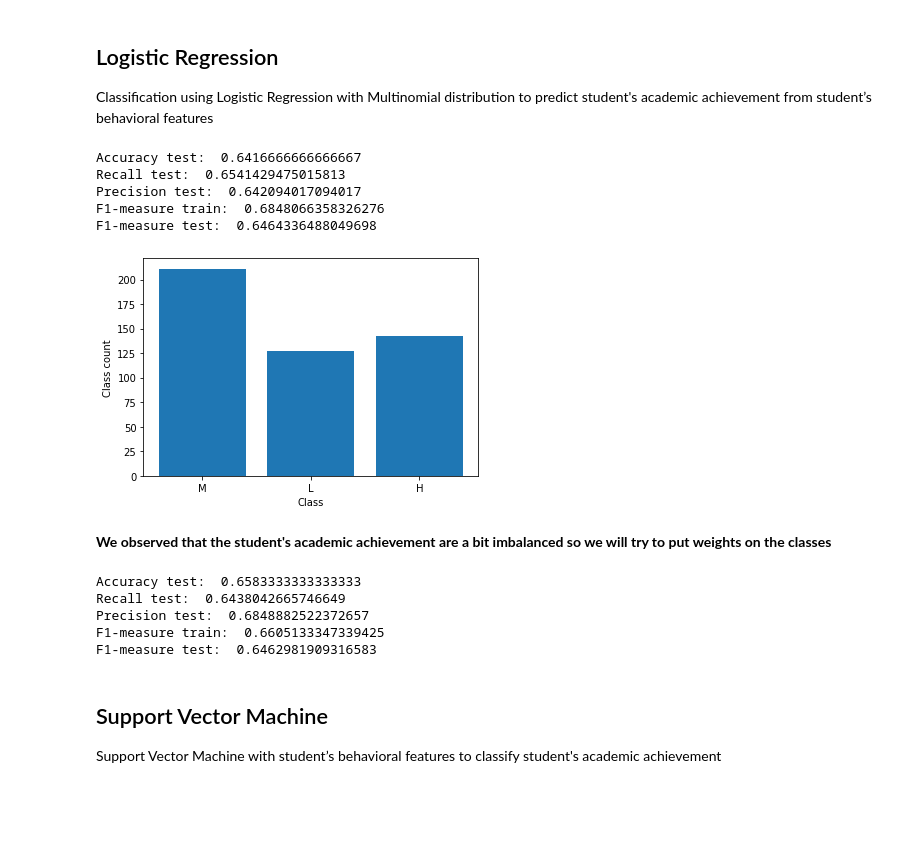
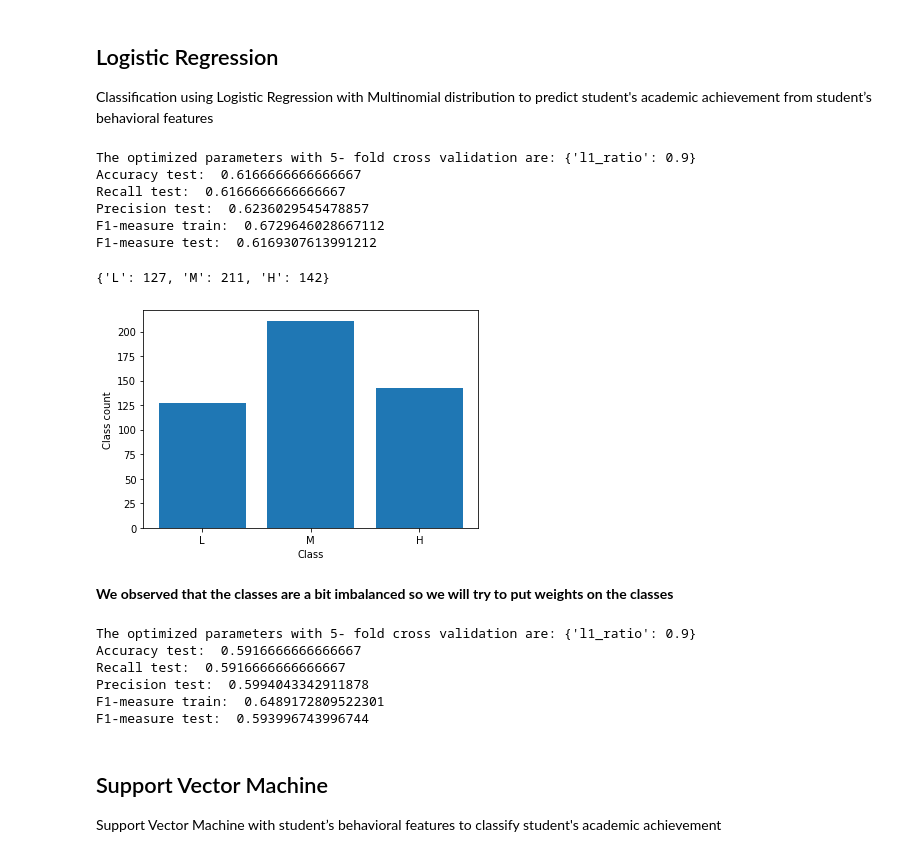
Before and after one commit to georgina-skr/Students-Academic-Performance-Analysis, a Jupyter notebook: Students-Academic-Performance-Analysis.ipynb, the cells around one changed output. Saved outputs shown, nothing was run; the diff lists cells and outputs as text; code cells hidden in the pictures; blank space fills up the shorter version.

```diff
--- a/Students-Academic-Performance-Analysis.ipynb
+++ b/Students-Academic-Performance-Analysis.ipynb
@@ -90,33 +92,42 @@ X_train, X_test, y_train, y_test = train_test_split(X,y)
 Classification using Logistic Regression with Multinomial distribution to predict student's academic achievement from student’s behavioral features
 # %%
 # We assumed that the data ara balanced and used Logistic Regression without weights
-clf = LogisticRegression(random_state=0, multi_class = 'multinomial',
-                         solver = 'saga', penalty = 'elasticnet', l1_ratio=0.3)
+parameters = {'l1_ratio':np.arange(0.1,1.0,0.1)}
+clf = GridSearchCV(LogisticRegression(
+                                        random_state=0, multi_class = 'multinomial', solver = 'saga', penalty = 'elasticnet',
+                                     ),
+                    parameters, cv=5,n_jobs = -1, iid = False)
 clf.fit(X_train, y_train)
 predict = clf.predict(X_test)
 predict_train = clf.predict(X_train)
+print ("Τhe optimized parameters with 5- fold cross validation are:", clf.best_params_)
 # Evaluation Measures
 print("Accuracy test: ",accuracy_score(y_test, predict))
-print("Recall test: ",recall_score(y_test, predict, average="macro"))
-print("Precision test: ",precision_score(y_test, predict, average="macro"))
-print("F1-measure train: ",f1_score(y_train, predict_train, average="macro"))
-print("F1-measure test: ",f1_score(y_test, predict, average="macro"))
+print("Recall test: ",recall_score(y_test, predict, average="weighted"))
+print("Precision test: ",precision_score(y_test, predict, average="weighted"))
+print("F1-measure train: ",f1_score(y_train, predict_train, average="weighted"))
+print("F1-measure test: ",f1_score(y_test, predict, average="weighted"))
 # %% [output]
-Accuracy test:  0.6416666666666667
-Recall test:  0.6541429475015813
-Precision test:  0.642094017094017
-F1-measure train:  0.6848066358326276
-F1-measure test:  0.6464336488049698
+Τhe optimized parameters with 5- fold cross validation are: {'l1_ratio': 0.9}
+Accuracy test:  0.6166666666666667
+Recall test:  0.6166666666666667
+Precision test:  0.6236029545478857
+F1-measure train:  0.6729646028667112
+F1-measure test:  0.6169307613991212
 # %%
 ddf = pd.read_csv("datasets_436_920_xAPI-Edu-Data.csv")
 ddf["Class"]
 from collections import Counter
 class_count = Counter(ddf['Class'])
+classes = {"L" : class_count["L"], "M" : class_count["M"], "H" : class_count["H"]}
+print (classes)
+# %% [output]
+{'L': 127, 'M': 211, 'H': 142}
 # %%
 # Barchart
-plt.bar(class_count.keys(),class_count.values())
+plt.bar(classes.keys(),classes.values())
 plt.xlabel('Class')
 plt.ylabel('Class count')
 plt.show()
 # %% [output]
-[figure, old version]
+[figure, new version]
@@ -123,8 +139,10 @@ plt.show()
 # %% [markdown]
-**We observed that the student's academic achievement are a bit imbalanced so we will try to put weights on the classes**
+**We observed that the classes are a bit imbalanced so we will try to put weights on the classes**
 # %%
 # Softmax
-sftm = (np.exp(211/480)+np.exp(127/480)+np.exp(142/480))
+# We faced underflow because we used exp function and parsed big values. We addressed this problem by dividing its element
+# of the list by the sum of the list
+class_weights = softmax(np.array(list(classes.values()))/np.sum(np.array(list(classes.values()))))
 # Use weights or not (balanced)
 # Normalized X data
 # penalty = 'elasticnet' is l1 and l2 regularization
@@ -133,27 +151,33 @@ sftm = (np.exp(211/480)+np.exp(127/480)+np.exp(142/480))
 # 2: Then use weights and test accuracy was higher. We chose to have weights because of the imbalanced dataset
 # 3: We observed that there is a gap between train and test accuracy which indicates overfitting. Thus we chose to use
 #    elasticnet regularization which is l1 and l2 combined.
-clf = LogisticRegression(random_state=0, multi_class = 'multinomial', solver = 'saga', penalty = 'elasticnet', l1_ratio=0.3,
-                         class_weight = {1: np.exp(211/480)/sftm, 0: np.exp(127/480)/sftm, 2: np.exp(142/480)/sftm})
-
+parameters = {'l1_ratio':np.arange(0.1,1.0,0.1)}
+clf = GridSearchCV(LogisticRegression(
+                                        random_state=0, multi_class = 'multinomial', solver = 'saga', penalty = 'elasticnet',
+                                        class_weight = {0: class_weights[0], 1: class_weights[1], 2: class_weights[2]}
+                                     ),
+                    parameters, cv=5,n_jobs = -1, iid = False)
 clf.fit(X_train, y_train)
+predict_train = clf.predict(X_train)
 predict = clf.predict(X_test)
-predict_train = clf.predict(X_train)
-
+# We find the best hyper parameter
+print ("Τhe optimized parameters with 5- fold cross validation are:", clf.best_params_)
 # Evaluation Measures
+# We used these metrics from the paper. Especially the F1-measure is suitable for imbalanced classes. That's why we
+# used it as our main evaluation metric. We measured train and test f1 score to observe the trade off between bias-variance
+# (ie To see if the model is overfitting)
 print("Accuracy test: ",accuracy_score(y_test, predict))
-print("Recall test: ",recall_score(y_test, predict, average="macro"))
-print("Precision test: ",precision_score(y_test, predict, average="macro"))
-print("F1-measure train: ",f1_score(y_train, predict_train, average="macro"))
-print("F1-measure test: ",f1_score(y_test, predict, average="macro"))
-# We reduced the gap between training and test accuracy and same for f1-measure
-# Using weights the algorithm does not overfit that much
+print("Recall test: ",recall_score(y_test, predict, average="weighted"))
+print("Precision test: ",precision_score(y_test, predict, average="weighted"))
+print("F1-measure train: ",f1_score(y_train, predict_train, average="weighted"))
+print("F1-measure test: ",f1_score(y_test, predict, average="weighted"))
 # %% [output]
-Accuracy test:  0.6583333333333333
-Recall test:  0.6438042665746649
-Precision test:  0.6848882522372657
-F1-measure train:  0.6605133347339425
-F1-measure test:  0.6462981909316583
+Τhe optimized parameters with 5- fold cross validation are: {'l1_ratio': 0.9}
+Accuracy test:  0.5916666666666667
+Recall test:  0.5916666666666667
+Precision test:  0.5994043342911878
+F1-measure train:  0.6489172809522301
+F1-measure test:  0.593996743996744
 # %% [markdown]
 ## Support Vector Machine
 Support Vector Machine with student’s behavioral features to classify student's academic achievement
```
Also changed, not shown: parts of 18 cells of this notebook.
